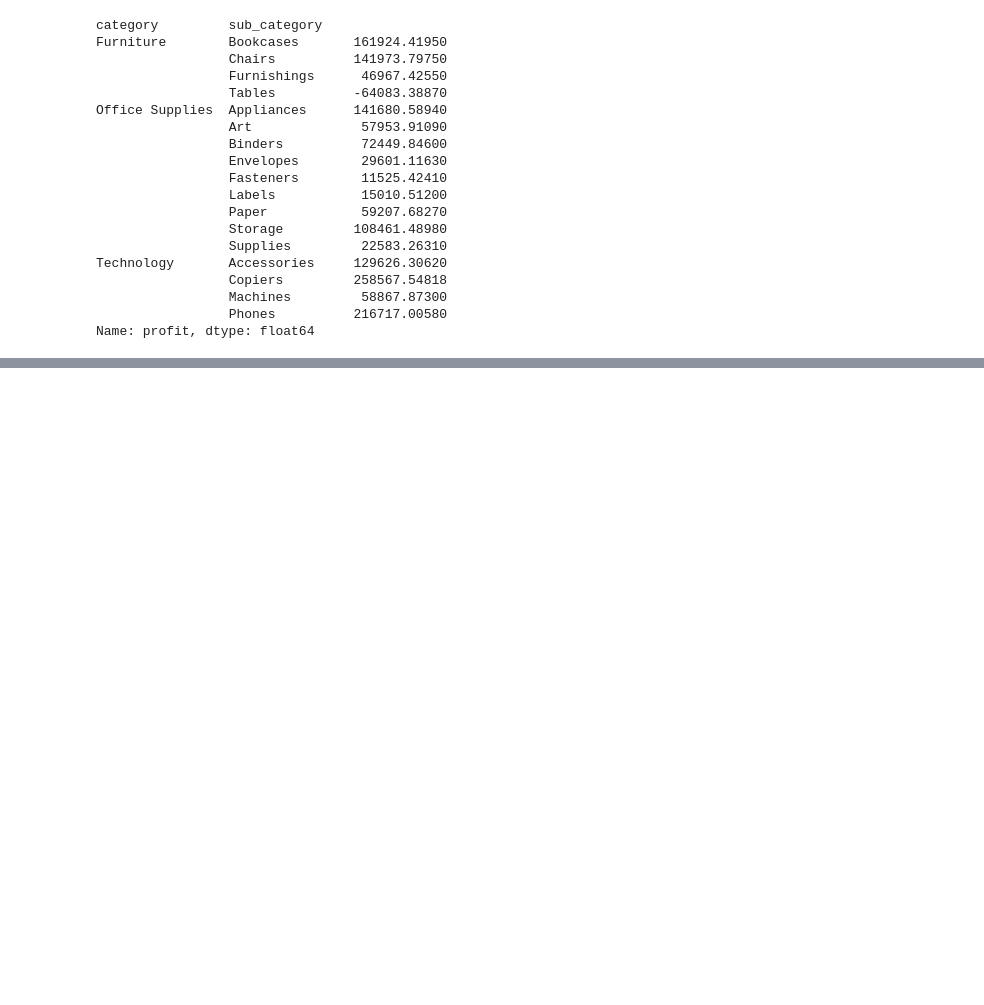
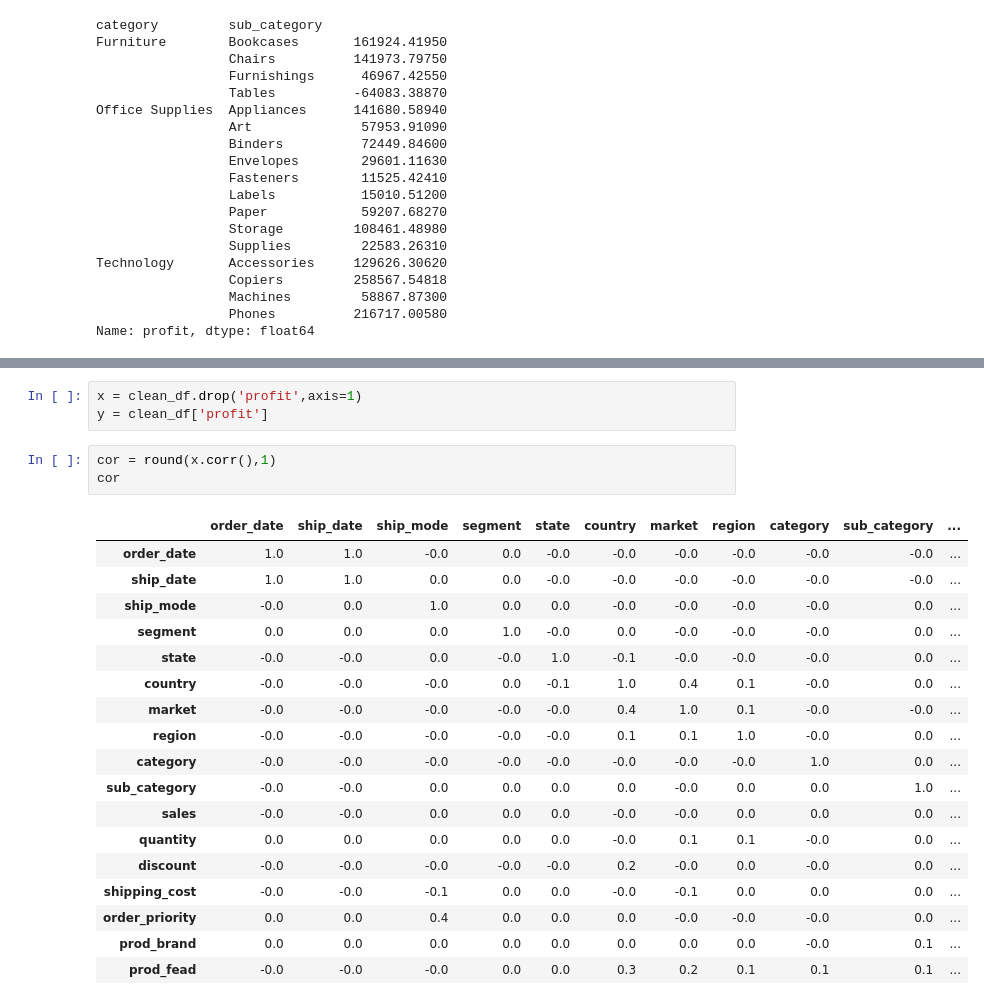
Before and after one commit to markus-bcit/term4, a Jupyter notebook: ACIT-4880-Introduction-to-Data-Analytics/week4/Lab-3-Lecture.ipynb, the cells around one changed output, grey strips where cells are left out. Drawn from its saved outputs; the diff is of its cells as text; blank space fills up the shorter version.

```diff
--- a/ACIT-4880-Introduction-to-Data-Analytics/week4/Lab-3-Lecture.ipynb
+++ b/ACIT-4880-Introduction-to-Data-Analytics/week4/Lab-3-Lecture.ipynb
@@ -304,0 +367,25 @@ Name: profit, dtype: float64
+# %%
+x = clean_df.drop('profit',axis=1)
+y = clean_df['profit']
+# %%
+cor = round(x.corr(),1)
+cor
+# %% [output]
+|  | order_date | ship_date | ship_mode | segment | state | country | market | region | category | sub_category | ... |
+| order_date | 1.0 | 1.0 | -0.0 | 0.0 | -0.0 | -0.0 | -0.0 | -0.0 | -0.0 | -0.0 | ... |
+| ship_date | 1.0 | 1.0 | 0.0 | 0.0 | -0.0 | -0.0 | -0.0 | -0.0 | -0.0 | -0.0 | ... |
+| ship_mode | -0.0 | 0.0 | 1.0 | 0.0 | 0.0 | -0.0 | -0.0 | -0.0 | -0.0 | 0.0 | ... |
+| segment | 0.0 | 0.0 | 0.0 | 1.0 | -0.0 | 0.0 | -0.0 | -0.0 | -0.0 | 0.0 | ... |
+| state | -0.0 | -0.0 | 0.0 | -0.0 | 1.0 | -0.1 | -0.0 | -0.0 | -0.0 | 0.0 | ... |
+| country | -0.0 | -0.0 | -0.0 | 0.0 | -0.1 | 1.0 | 0.4 | 0.1 | -0.0 | 0.0 | ... |
+| market | -0.0 | -0.0 | -0.0 | -0.0 | -0.0 | 0.4 | 1.0 | 0.1 | -0.0 | -0.0 | ... |
+| region | -0.0 | -0.0 | -0.0 | -0.0 | -0.0 | 0.1 | 0.1 | 1.0 | -0.0 | 0.0 | ... |
+| category | -0.0 | -0.0 | -0.0 | -0.0 | -0.0 | -0.0 | -0.0 | -0.0 | 1.0 | 0.0 | ... |
+| sub_category | -0.0 | -0.0 | 0.0 | 0.0 | 0.0 | 0.0 | -0.0 | 0.0 | 0.0 | 1.0 | ... |
+| sales | -0.0 | -0.0 | 0.0 | 0.0 | 0.0 | -0.0 | -0.0 | 0.0 | 0.0 | 0.0 | ... |
+| quantity | 0.0 | 0.0 | 0.0 | 0.0 | 0.0 | -0.0 | 0.1 | 0.1 | -0.0 | 0.0 | ... |
+| discount | -0.0 | -0.0 | -0.0 | -0.0 | -0.0 | 0.2 | -0.0 | 0.0 | -0.0 | 0.0 | ... |
+| shipping_cost | -0.0 | -0.0 | -0.1 | 0.0 | 0.0 | -0.0 | -0.1 | 0.0 | 0.0 | 0.0 | ... |
+| order_priority | 0.0 | 0.0 | 0.4 | 0.0 | 0.0 | 0.0 | -0.0 | -0.0 | -0.0 | 0.0 | ... |
+| prod_brand | 0.0 | 0.0 | 0.0 | 0.0 | 0.0 | 0.0 | 0.0 | 0.0 | -0.0 | 0.1 | ... |
+| prod_fead | -0.0 | -0.0 | -0.0 | 0.0 | 0.0 | 0.3 | 0.2 | 0.1 | 0.1 | 0.1 | ... |
```
Also changed, not shown: parts of 13 cells of this notebook, 5 other files.
